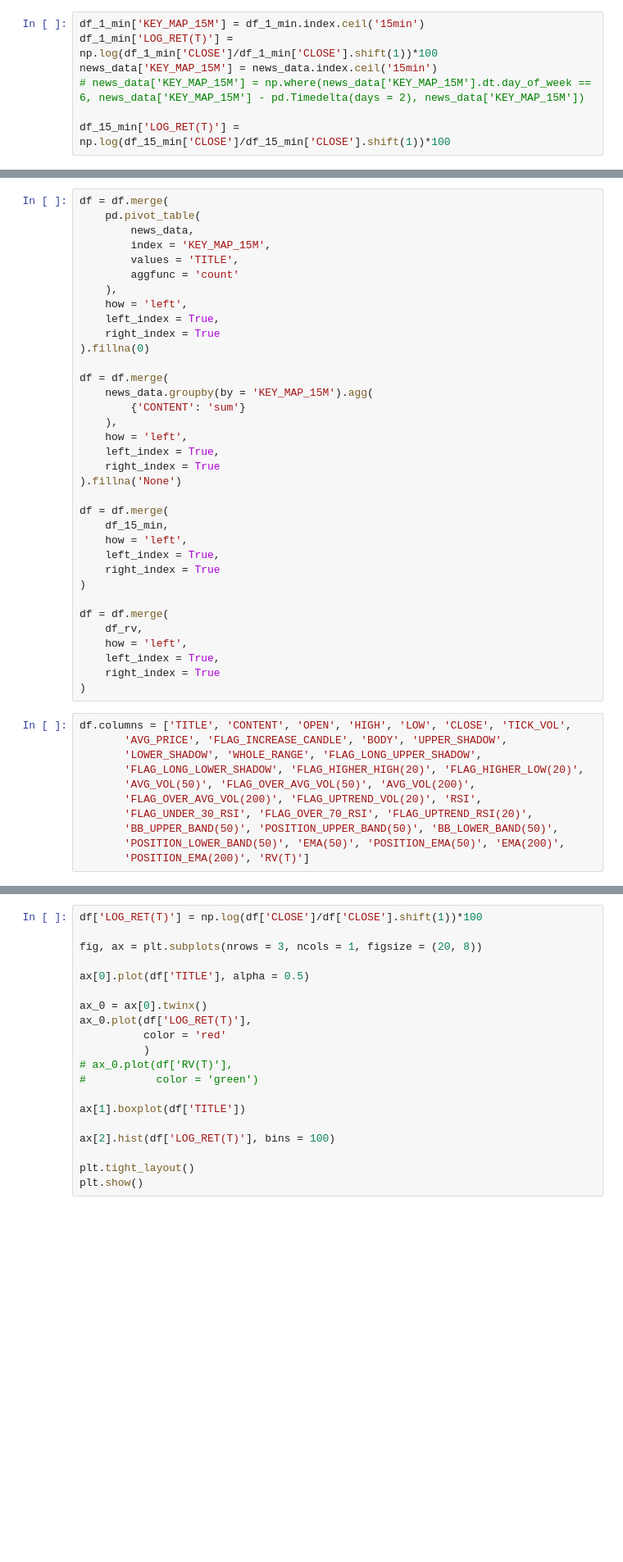
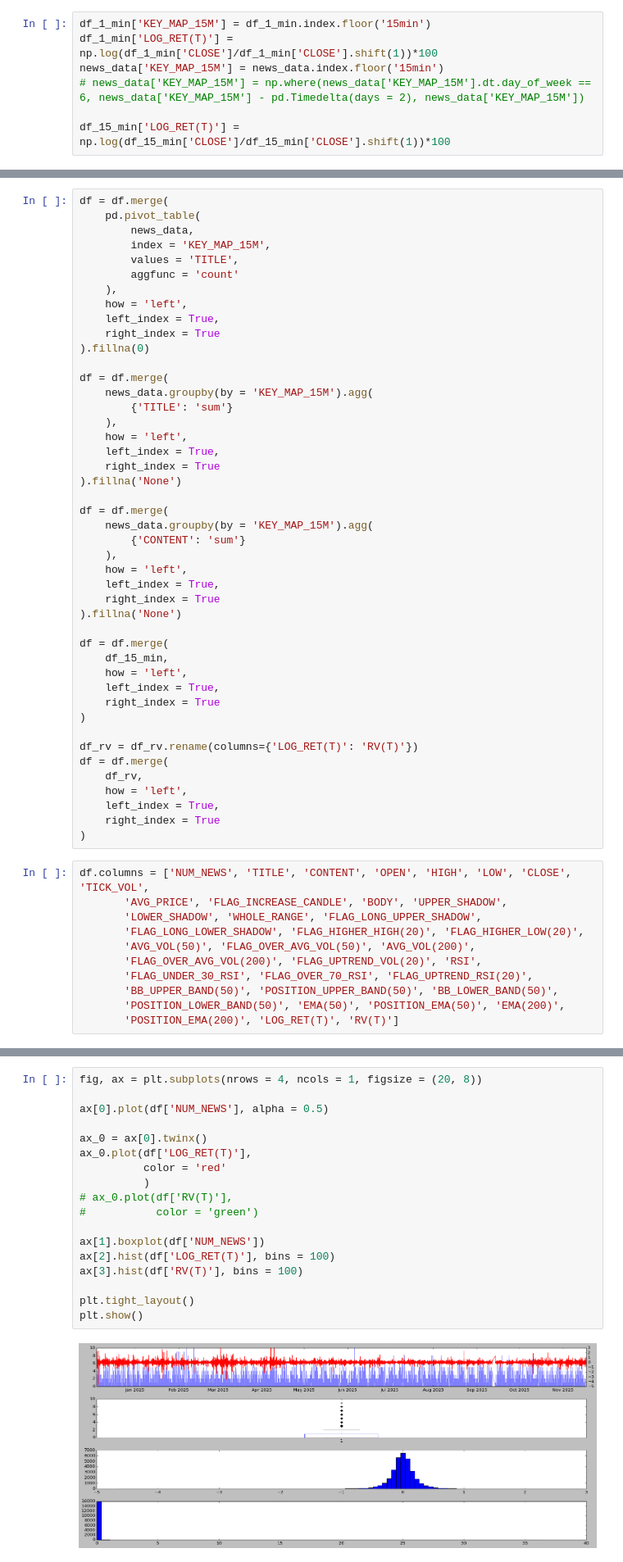
Before and after one commit to AnhTNguyenBlank/BERT_in_intraday_trading, a Jupyter notebook: Training/Workplace/Example workbook.ipynb, the cells around one changed output, grey strips where cells are left out. Shown at 82% size. Drawn from its saved outputs; the diff is of its cells as text; blank space fills up the shorter version.

```diff
--- a/Training/Workplace/Example workbook.ipynb
+++ b/Training/Workplace/Example workbook.ipynb
@@ -135,7 +120,7 @@ news_data.shape, df_15_min.shape, df_1_min.shape
 # %%
-df_1_min['KEY_MAP_15M'] = df_1_min.index.ceil('15min')
+df_1_min['KEY_MAP_15M'] = df_1_min.index.floor('15min')
 df_1_min['LOG_RET(T)'] = np.log(df_1_min['CLOSE']/df_1_min['CLOSE'].shift(1))*100
-news_data['KEY_MAP_15M'] = news_data.index.ceil('15min')
+news_data['KEY_MAP_15M'] = news_data.index.floor('15min')
 # news_data['KEY_MAP_15M'] = np.where(news_data['KEY_MAP_15M'].dt.day_of_week == 6, news_data['KEY_MAP_15M'] - pd.Timedelta(days = 2), news_data['KEY_MAP_15M'])
 
 df_15_min['LOG_RET(T)'] = np.log(df_15_min['CLOSE']/df_15_min['CLOSE'].shift(1))*100
@@ -165,6 +150,15 @@ df = df.merge(
     left_index = True,
     right_index = True
 ).fillna(0)
+
+df = df.merge(
+    news_data.groupby(by = 'KEY_MAP_15M').agg(
+        {'TITLE': 'sum'}
+    ),
+    how = 'left',
+    left_index = True,
+    right_index = True
+).fillna('None')
 
 df = df.merge(
     news_data.groupby(by = 'KEY_MAP_15M').agg(
@@ -182,6 +176,7 @@ df = df.merge(
     right_index = True
 )
 
+df_rv = df_rv.rename(columns={'LOG_RET(T)': 'RV(T)'})
 df = df.merge(
     df_rv,
     how = 'left',
@@ -189,7 +184,7 @@ df = df.merge(
     right_index = True
 )
 # %%
-df.columns = ['TITLE', 'CONTENT', 'OPEN', 'HIGH', 'LOW', 'CLOSE', 'TICK_VOL',
+df.columns = ['NUM_NEWS', 'TITLE', 'CONTENT', 'OPEN', 'HIGH', 'LOW', 'CLOSE', 'TICK_VOL',
        'AVG_PRICE', 'FLAG_INCREASE_CANDLE', 'BODY', 'UPPER_SHADOW',
        'LOWER_SHADOW', 'WHOLE_RANGE', 'FLAG_LONG_UPPER_SHADOW',
        'FLAG_LONG_LOWER_SHADOW', 'FLAG_HIGHER_HIGH(20)', 'FLAG_HIGHER_LOW(20)',
@@ -198,4 +193,4 @@ df.columns = ['TITLE', 'CONTENT', 'OPEN', 'HIGH', 'LOW', 'CLOSE', 'TICK_VOL',
        'FLAG_UNDER_30_RSI', 'FLAG_OVER_70_RSI', 'FLAG_UPTREND_RSI(20)',
        'BB_UPPER_BAND(50)', 'POSITION_UPPER_BAND(50)', 'BB_LOWER_BAND(50)',
        'POSITION_LOWER_BAND(50)', 'EMA(50)', 'POSITION_EMA(50)', 'EMA(200)',
-       'POSITION_EMA(200)', 'RV(T)']
+       'POSITION_EMA(200)', 'LOG_RET(T)', 'RV(T)']
@@ -231,21 +210,21 @@ df.columns
 # %%
-df['LOG_RET(T)'] = np.log(df['CLOSE']/df['CLOSE'].shift(1))*100
+fig, ax = plt.subplots(nrows = 4, ncols = 1, figsize = (20, 8))
 
-fig, ax = plt.subplots(nrows = 3, ncols = 1, figsize = (20, 8))
-
-ax[0].plot(df['TITLE'], alpha = 0.5)
+ax[0].plot(df['NUM_NEWS'], alpha = 0.5)
 
 ax_0 = ax[0].twinx()
 ax_0.plot(df['LOG_RET(T)'],
           color = 'red'
           )
 # ax_0.plot(df['RV(T)'],
 #           color = 'green')
 
-ax[1].boxplot(df['TITLE'])
-
+ax[1].boxplot(df['NUM_NEWS'])
 ax[2].hist(df['LOG_RET(T)'], bins = 100)
+ax[3].hist(df['RV(T)'], bins = 100)
 
 plt.tight_layout()
 plt.show()
+# %% [output]
+[figure, added]
 # %%
```
Also changed, not shown: parts of 61 cells of this notebook, 2 other files.
